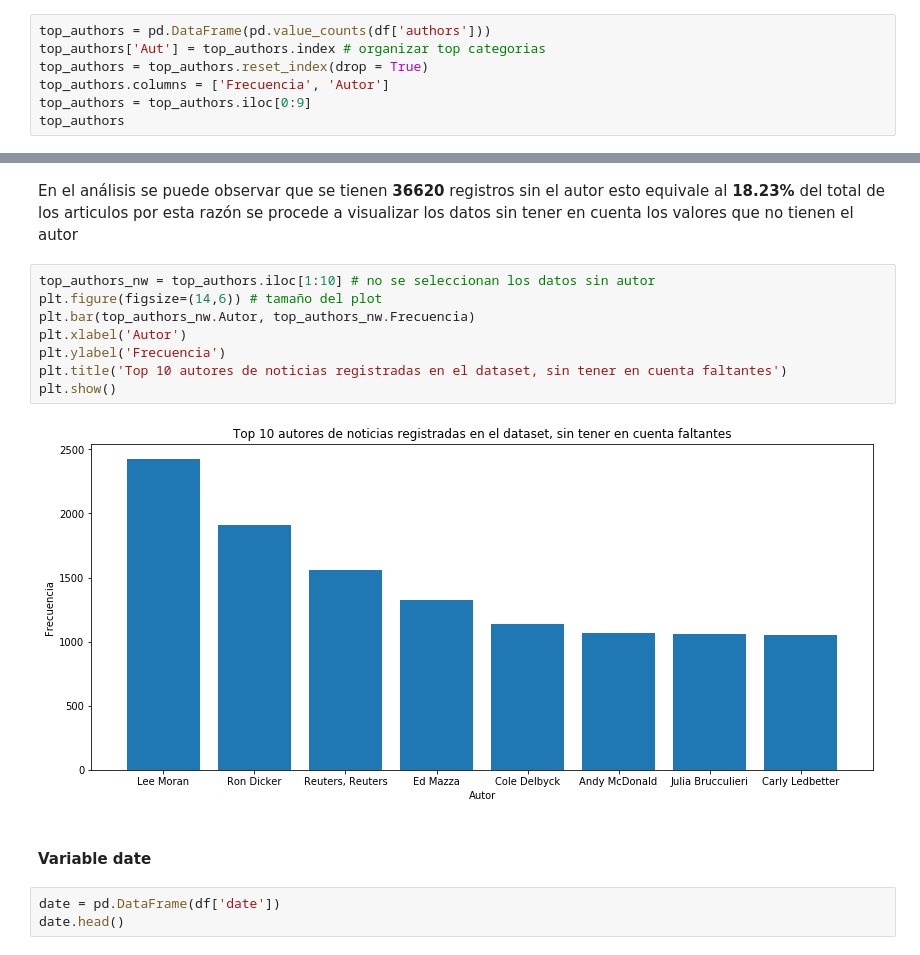
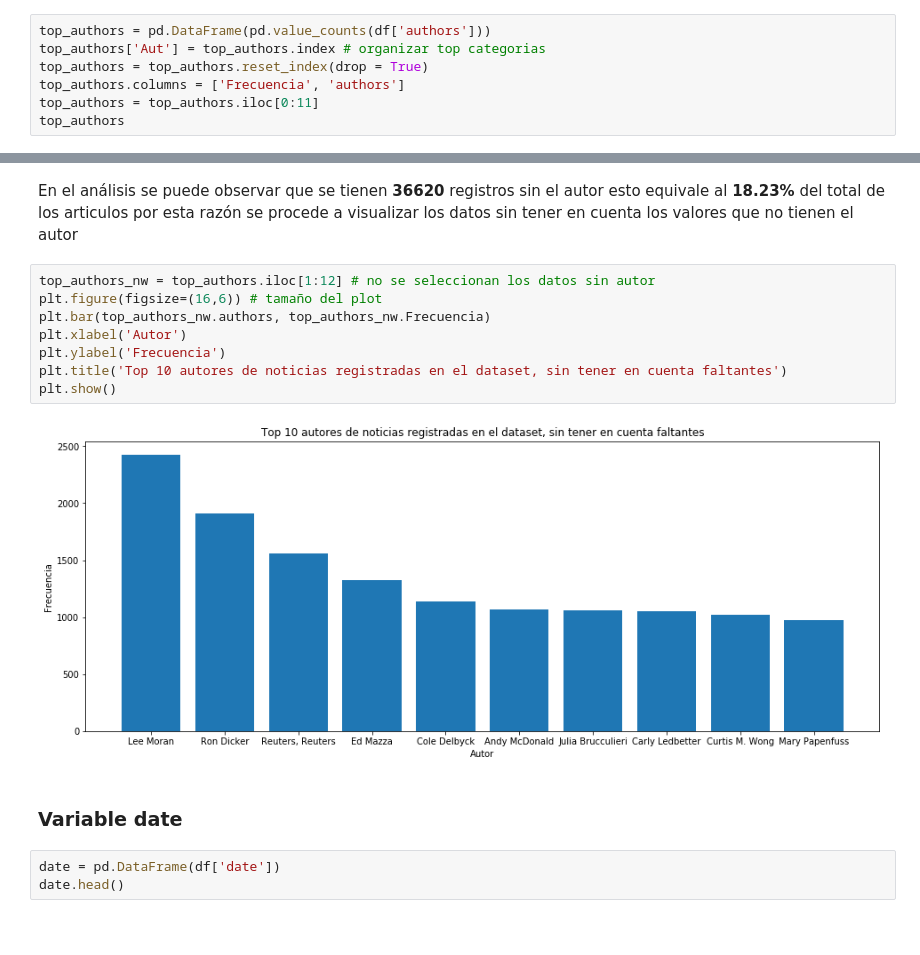
Before and after one commit to Oriojas/Noticias_df_WJ, a Jupyter notebook: Code/Categorización de noticias.ipynb, the cells around one changed output, grey strips where cells are left out. Saved outputs shown, nothing was run; the diff lists cells and outputs as text; blank space fills up the shorter version.

```diff
--- a/Code/Categorización de noticias.ipynb
+++ b/Code/Categorización de noticias.ipynb
@@ -122,7 +131,7 @@ Name: authors, Length: 27993, dtype: int64
 top_authors = pd.DataFrame(pd.value_counts(df['authors']))
 top_authors['Aut'] = top_authors.index # organizar top categorias
 top_authors = top_authors.reset_index(drop = True)
-top_authors.columns = ['Frecuencia', 'Autor']
-top_authors = top_authors.iloc[0:9]
+top_authors.columns = ['Frecuencia', 'authors']
+top_authors = top_authors.iloc[0:11]
 top_authors
 # %% [output]
@@ -158,17 +169,17 @@ Name: authors, dtype: int64
 # %% [markdown]
 En el análisis se puede observar que se tienen **36620** registros sin el autor esto equivale al **18.23%** del total de los articulos por esta razón se procede a visualizar los datos sin tener en cuenta los valores que no tienen el autor
 # %%
-top_authors_nw = top_authors.iloc[1:10] # no se seleccionan los datos sin autor
-plt.figure(figsize=(14,6)) # tamaño del plot
-plt.bar(top_authors_nw.Autor, top_authors_nw.Frecuencia)
+top_authors_nw = top_authors.iloc[1:12] # no se seleccionan los datos sin autor
+plt.figure(figsize=(16,6)) # tamaño del plot
+plt.bar(top_authors_nw.authors, top_authors_nw.Frecuencia)
 plt.xlabel('Autor')
 plt.ylabel('Frecuencia')
 plt.title('Top 10 autores de noticias registradas en el dataset, sin tener en cuenta faltantes')
 plt.show()
 # %% [output]
-[figure, old version]
+[figure, new version]
 # %% [markdown]
-#### Variable date
+### Variable date
 # %%
 date = pd.DataFrame(df['date'])
 date.head()
```
Also changed, not shown: parts of 51 cells of this notebook, 7 other files.
